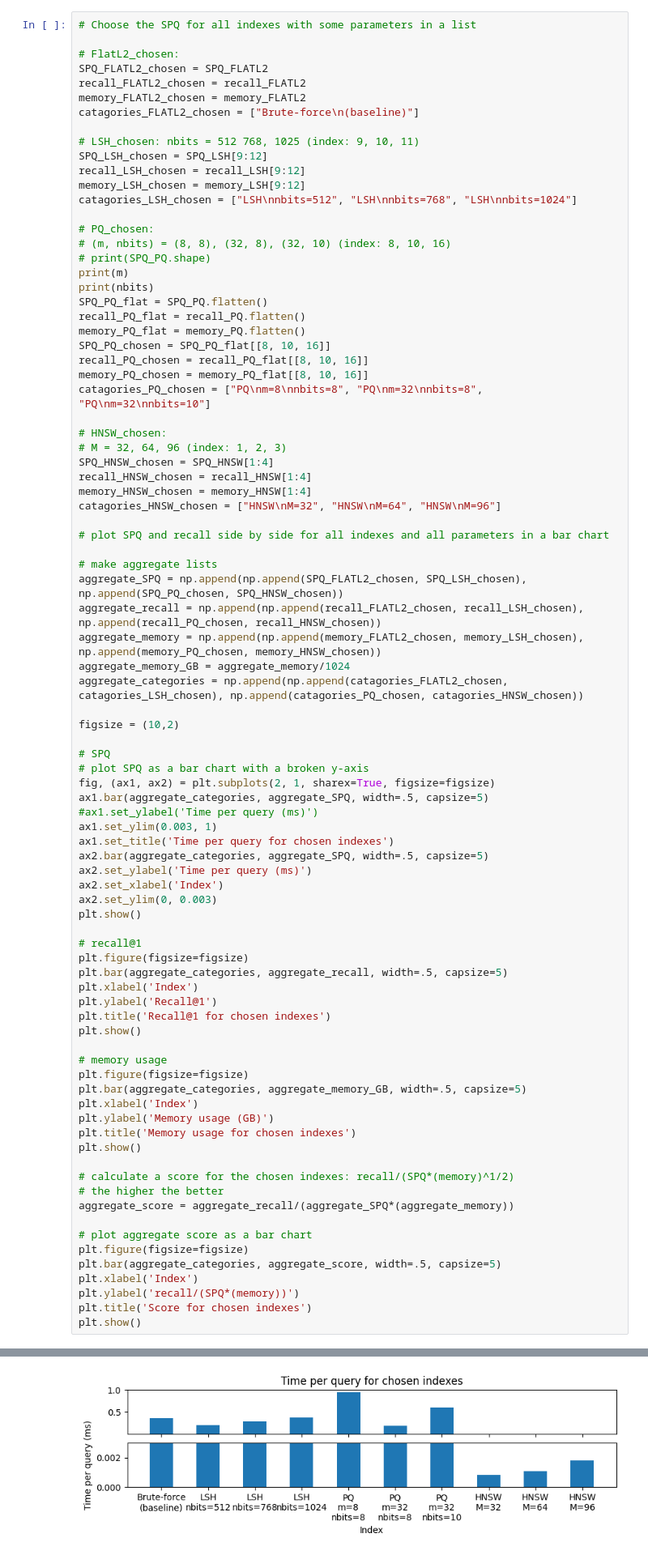
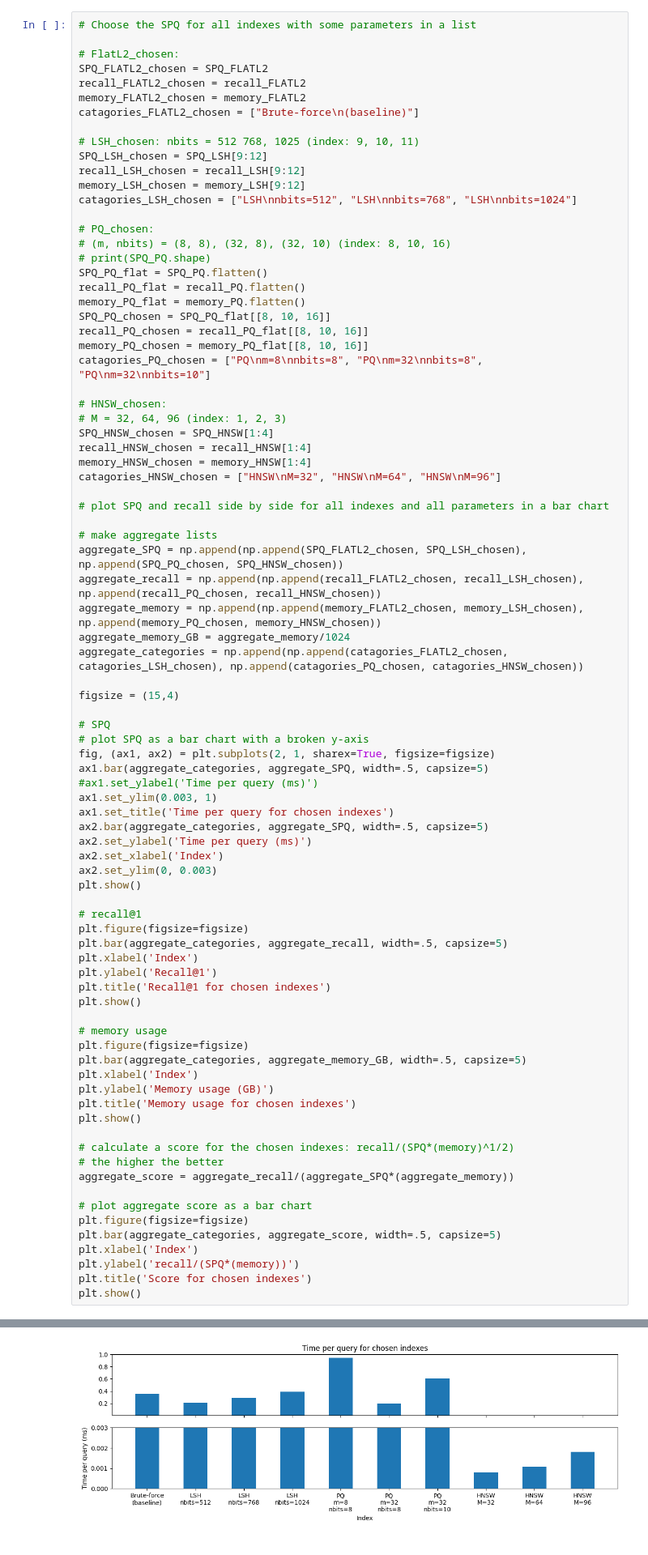
Before and after one commit to Kevinpyx/faissBenchmarking, a Jupyter notebook: result_analysis.ipynb, the cells around one changed output, grey strips where cells are left out. Shown at 81% size. Cells and saved outputs as stored; diff of their text form.

```diff
--- a/result_analysis.ipynb
+++ b/result_analysis.ipynb
@@ -367,8 +363,6 @@ catagories_LSH_chosen = ["LSH\nnbits=512", "LSH\nnbits=768", "LSH\nnbits=1024"]
 # PQ_chosen:
 # (m, nbits) = (8, 8), (32, 8), (32, 10) (index: 8, 10, 16)
 # print(SPQ_PQ.shape)
-print(m)
-print(nbits)
 SPQ_PQ_flat = SPQ_PQ.flatten()
 recall_PQ_flat = recall_PQ.flatten()
 memory_PQ_flat = memory_PQ.flatten()
@@ -393,7 +387,7 @@ aggregate_memory = np.append(np.append(memory_FLATL2_chosen, memory_LSH_chosen),
 aggregate_memory_GB = aggregate_memory/1024
 aggregate_categories = np.append(np.append(catagories_FLATL2_chosen, catagories_LSH_chosen), np.append(catagories_PQ_chosen, catagories_HNSW_chosen))
 
-figsize = (10,2)
+figsize = (15,4)
 
 # SPQ
 # plot SPQ as a bar chart with a broken y-axis
@@ -441 +433 @@ plt.show()
-[figure, old version]
+[figure, new version]
```
Also changed, not shown: parts of 9 cells of this notebook, 8 other files.
